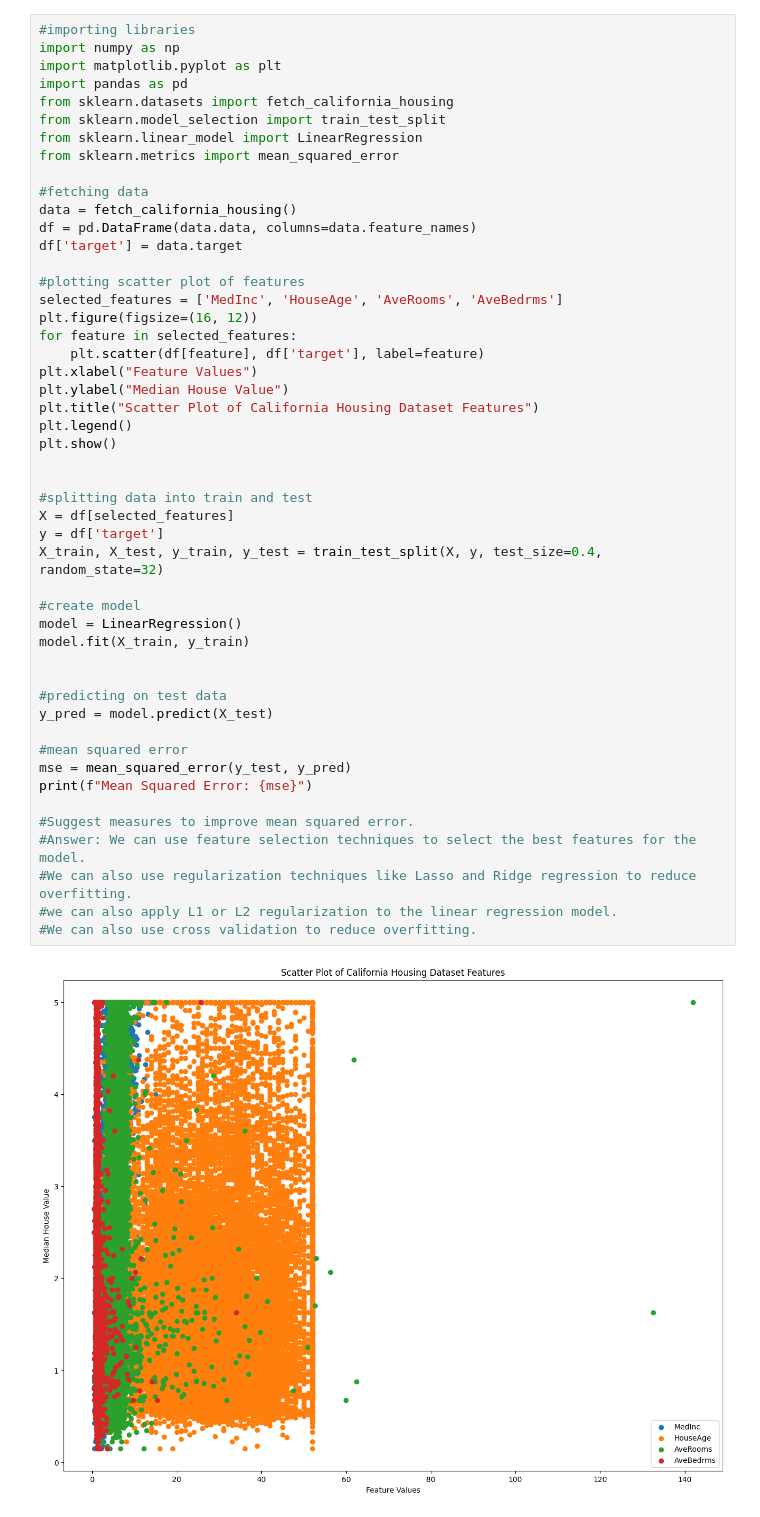
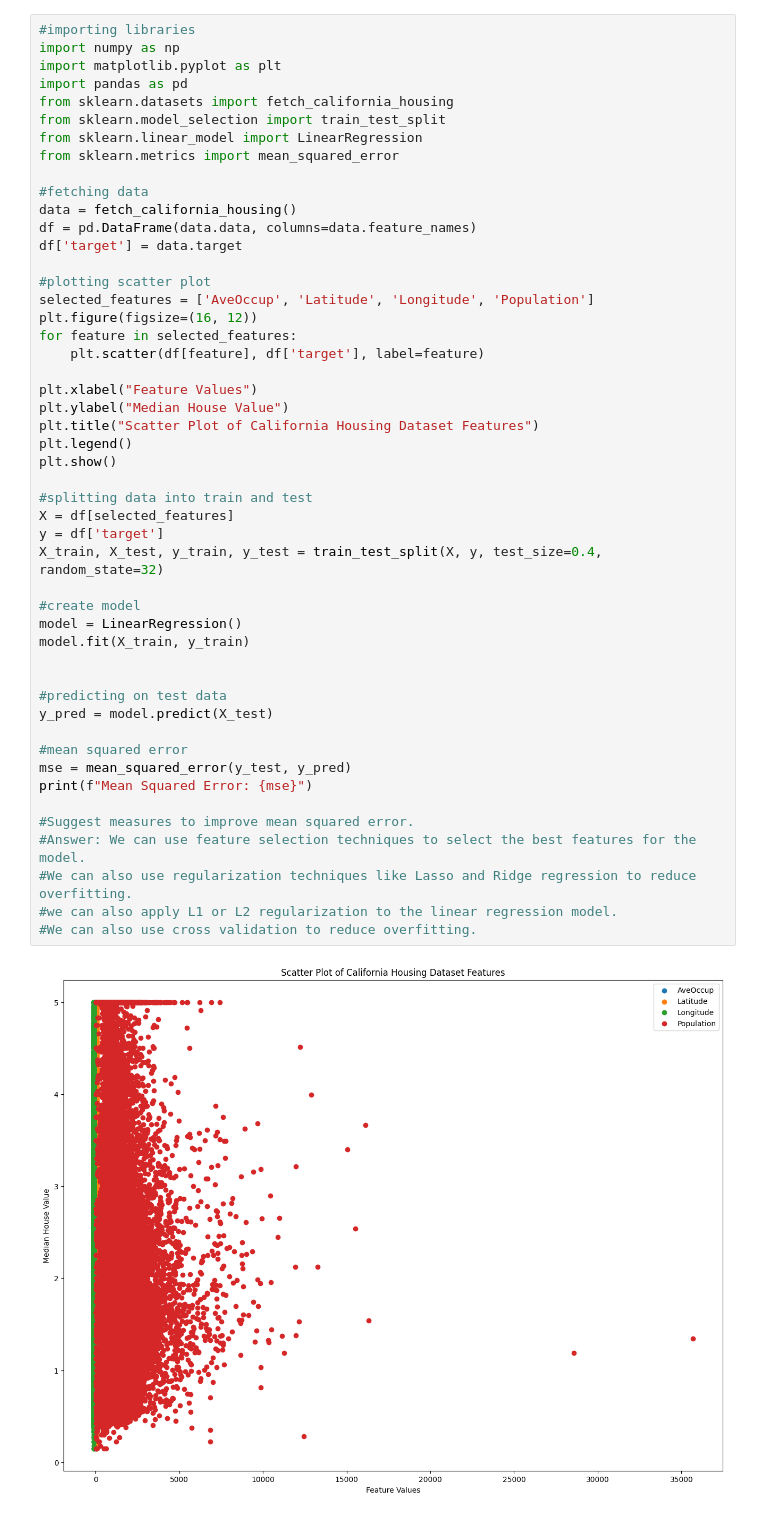
Before and after one commit to AbdullahAssi/ML, a Jupyter notebook: Lab2/Lab 2.ipynb, the cells around one changed output. Saved outputs shown, nothing was run; the diff lists cells and outputs as text.

```diff
--- a/Lab2/Lab 2.ipynb
+++ b/Lab2/Lab 2.ipynb
@@ -13,39 +13,39 @@ data = fetch_california_housing()
 df = pd.DataFrame(data.data, columns=data.feature_names)
 df['target'] = data.target
 
-#plotting scatter plot of features
-selected_features = ['MedInc', 'HouseAge', 'AveRooms', 'AveBedrms']
+#plotting scatter plot
+selected_features = ['AveOccup', 'Latitude', 'Longitude', 'Population']
 plt.figure(figsize=(16, 12))
 for feature in selected_features:
     plt.scatter(df[feature], df['target'], label=feature)
+
 plt.xlabel("Feature Values")
 plt.ylabel("Median House Value")
 plt.title("Scatter Plot of California Housing Dataset Features")
 plt.legend()
 plt.show()
-
 
 #splitting data into train and test
 X = df[selected_features]
 y = df['target']
 X_train, X_test, y_train, y_test = train_test_split(X, y, test_size=0.4, random_state=32)
 
 #create model
 model = LinearRegression()
 model.fit(X_train, y_train)
 
 
 #predicting on test data
 y_pred = model.predict(X_test)
 
 #mean squared error
 mse = mean_squared_error(y_test, y_pred)
 print(f"Mean Squared Error: {mse}")
 
 #Suggest measures to improve mean squared error.
 #Answer: We can use feature selection techniques to select the best features for the model.
 #We can also use regularization techniques like Lasso and Ridge regression to reduce overfitting.
 #we can also apply L1 or L2 regularization to the linear regression model.
 #We can also use cross validation to reduce overfitting.
 # %% [output]
-[figure, old version]
+[figure, new version]
```
Also changed, not shown: parts of 1 cell of this notebook, 11 other files.
